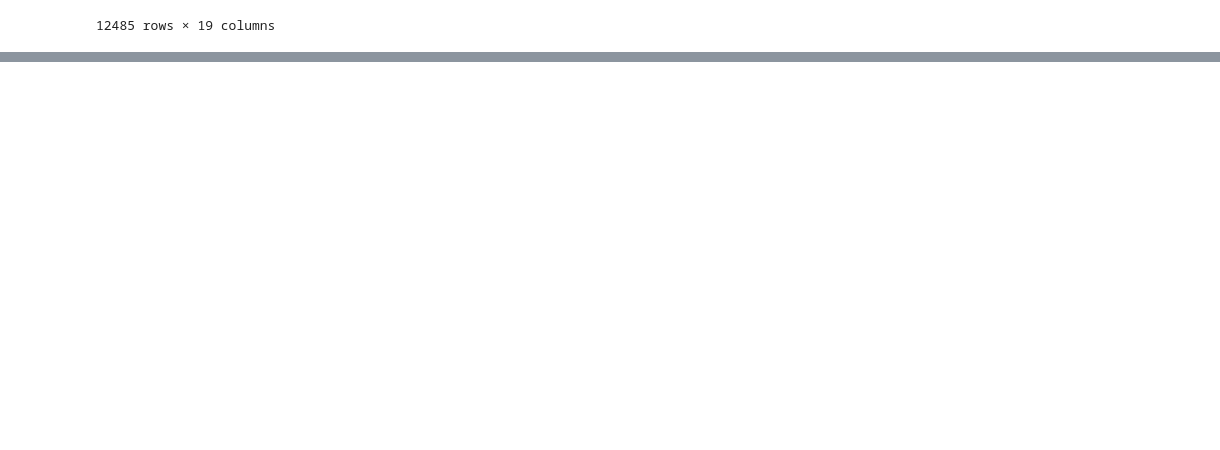
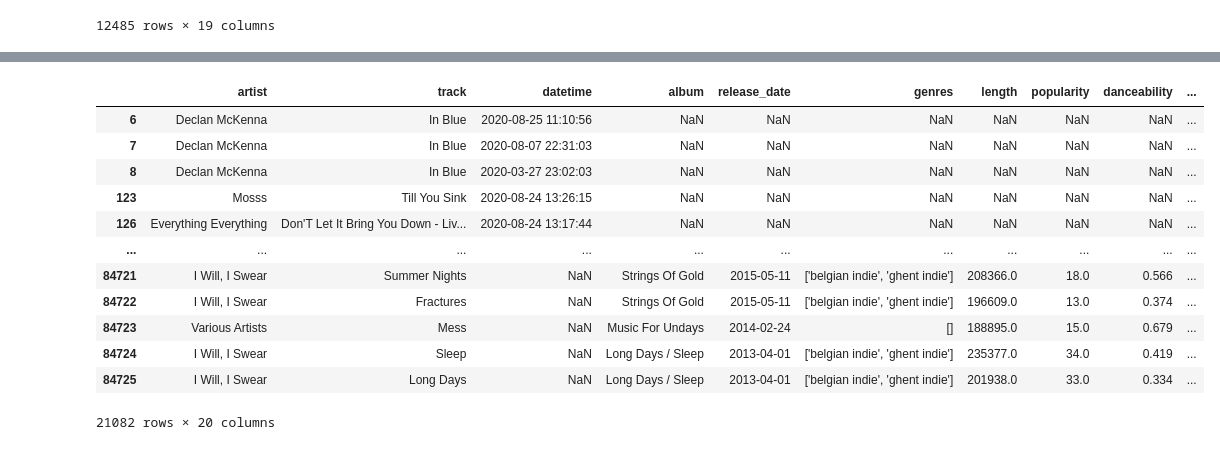
Before and after one commit to SidSaxena/music-analysis, a Jupyter notebook: spotify/spotify_final.ipynb, the cells around one changed output, grey strips where cells are left out. Drawn from its saved outputs; the diff is of its cells as text; code cells hidden in the pictures; blank space fills up the shorter version.

```diff
--- a/spotify/spotify_final.ipynb
+++ b/spotify/spotify_final.ipynb
@@ -420,0 +446,2 @@ merged
+# %%
+sub = pd.concat([mergeunion, merged, merged]).drop_duplicates(keep=False)
@@ -420,0 +450,16 @@ merged
+# %%
+sub
+# %% [output]
+|  | artist | track | datetime | album | release_date | genres | length | popularity | danceability | ... |
+| 6 | Declan McKenna | In Blue | 2020-08-25 11:10:56 | NaN | NaN | NaN | NaN | NaN | NaN | ... |
+| 7 | Declan McKenna | In Blue | 2020-08-07 22:31:03 | NaN | NaN | NaN | NaN | NaN | NaN | ... |
+| 8 | Declan McKenna | In Blue | 2020-03-27 23:02:03 | NaN | NaN | NaN | NaN | NaN | NaN | ... |
+| 123 | Mosss | Till You Sink | 2020-08-24 13:26:15 | NaN | NaN | NaN | NaN | NaN | NaN | ... |
+| 126 | Everything Everything | Don'T Let It Bring You Down - Liv... | 2020-08-24 13:17:44 | NaN | NaN | NaN | NaN | NaN | NaN | ... |
+| ... | ... | ... | ... | ... | ... | ... | ... | ... | ... | ... |
+| 84721 | I Will, I Swear | Summer Nights | NaN | Strings Of Gold | 2015-05-11 | ['belgian indie', 'ghent indie'] | 208366.0 | 18.0 | 0.566 | ... |
+| 84722 | I Will, I Swear | Fractures | NaN | Strings Of Gold | 2015-05-11 | ['belgian indie', 'ghent indie'] | 196609.0 | 13.0 | 0.374 | ... |
+| 84723 | Various Artists | Mess | NaN | Music For Undays | 2014-02-24 | [] | 188895.0 | 15.0 | 0.679 | ... |
+| 84724 | I Will, I Swear | Sleep | NaN | Long Days / Sleep | 2013-04-01 | ['belgian indie', 'ghent indie'] | 235377.0 | 34.0 | 0.419 | ... |
+| 84725 | I Will, I Swear | Long Days | NaN | Long Days / Sleep | 2013-04-01 | ['belgian indie', 'ghent indie'] | 201938.0 | 33.0 | 0.334 | ... |
+21082 rows × 20 columns
```
Also changed, not shown: parts of 11 cells of this notebook.
